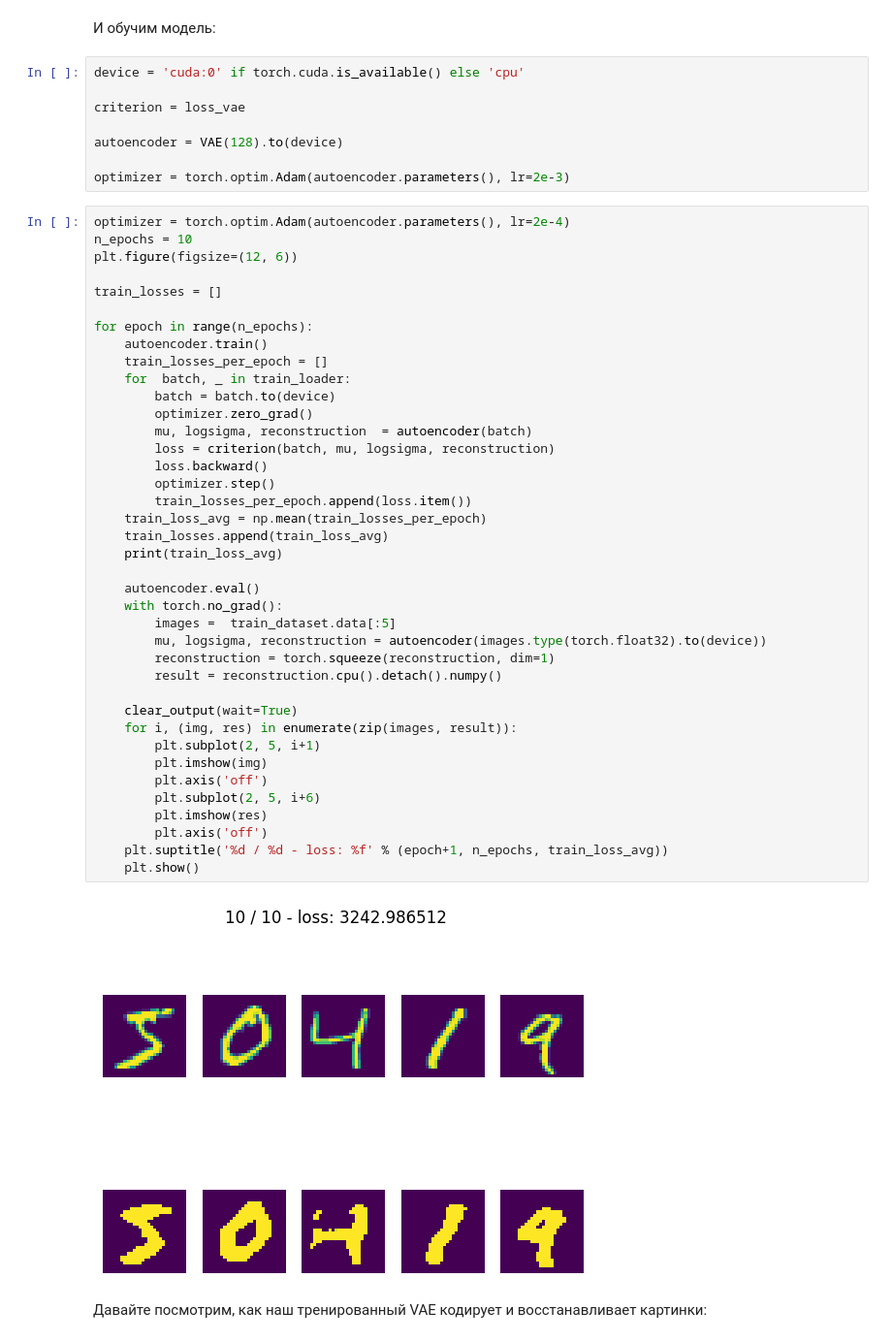
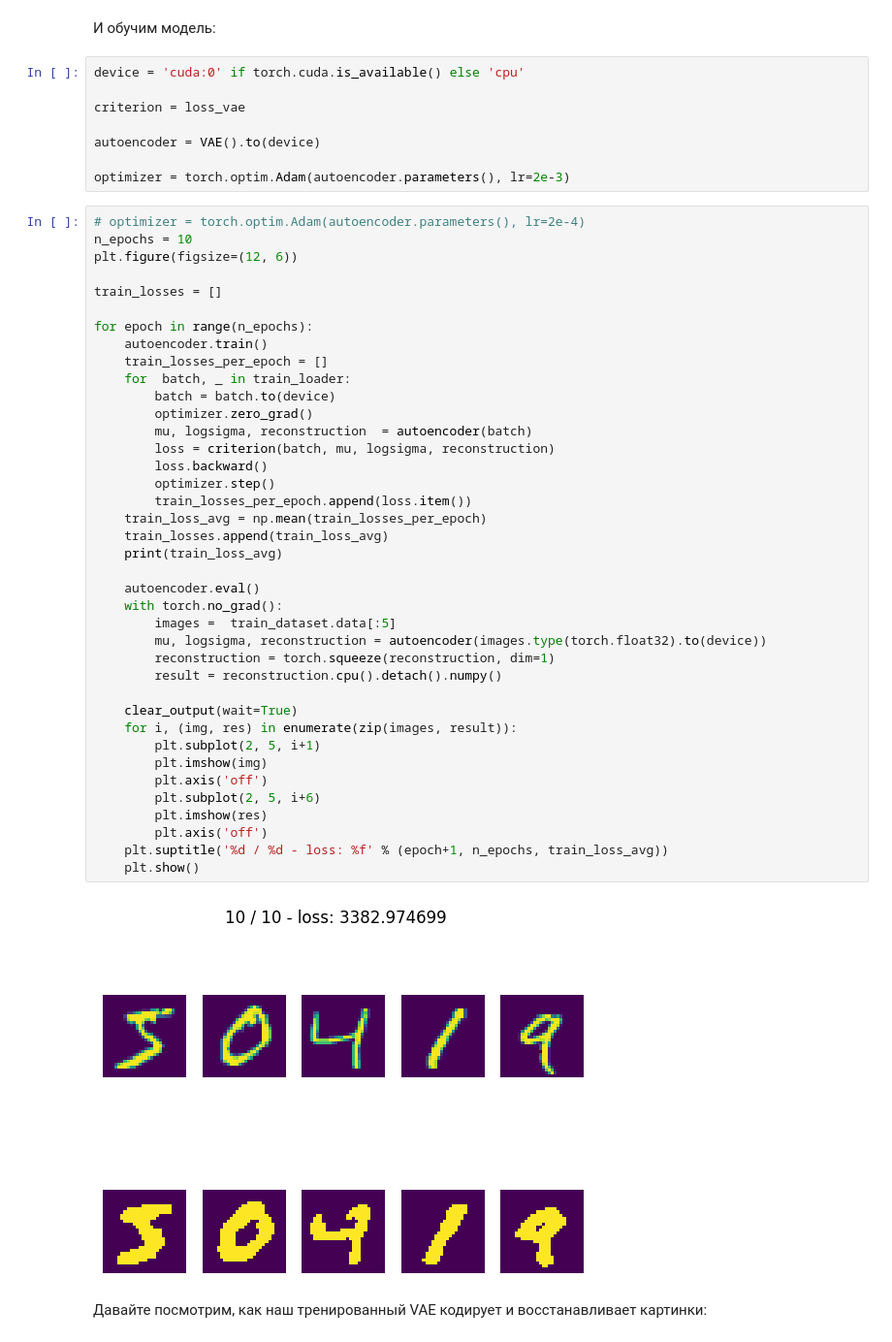
Before and after one commit to starkhv70/dl_course_2023, a Jupyter notebook: 18-homework-vae/autoencoders.ipynb, the cells around one changed output. Shown at 97% size. Cells and saved outputs as stored; diff of their text form.

```diff
--- a/18-homework-vae/autoencoders.ipynb
+++ b/18-homework-vae/autoencoders.ipynb
@@ -434,11 +434,11 @@ device = 'cuda:0' if torch.cuda.is_available() else 'cpu'
 
 criterion = loss_vae
 
-autoencoder = VAE(128).to(device)
+autoencoder = VAE().to(device)
 
 optimizer = torch.optim.Adam(autoencoder.parameters(), lr=2e-3)
 # %%
-optimizer = torch.optim.Adam(autoencoder.parameters(), lr=2e-4)
+# optimizer = torch.optim.Adam(autoencoder.parameters(), lr=2e-4)
 n_epochs = 10
 plt.figure(figsize=(12, 6))
 
@@ -450,34 +450,34 @@ for epoch in range(n_epochs):
     for  batch, _ in train_loader:
         batch = batch.to(device)
         optimizer.zero_grad()
         mu, logsigma, reconstruction  = autoencoder(batch)
         loss = criterion(batch, mu, logsigma, reconstruction)
         loss.backward()
         optimizer.step()
         train_losses_per_epoch.append(loss.item())
     train_loss_avg = np.mean(train_losses_per_epoch)
     train_losses.append(train_loss_avg)
     print(train_loss_avg)
 
     autoencoder.eval()
     with torch.no_grad():
         images =  train_dataset.data[:5]
         mu, logsigma, reconstruction = autoencoder(images.type(torch.float32).to(device))
         reconstruction = torch.squeeze(reconstruction, dim=1)
         result = reconstruction.cpu().detach().numpy()
 
     clear_output(wait=True)
     for i, (img, res) in enumerate(zip(images, result)):
         plt.subplot(2, 5, i+1)
         plt.imshow(img)
         plt.axis('off')
         plt.subplot(2, 5, i+6)
         plt.imshow(res)
         plt.axis('off')
     plt.suptitle('%d / %d - loss: %f' % (epoch+1, n_epochs, train_loss_avg))
     plt.show()
 # %% [output]
-[figure, old version]
+[figure, new version]
 # %% [markdown]
 Давайте посмотрим, как наш тренированный VAE кодирует и восстанавливает картинки:
 # %%
```
Also changed, not shown: parts of 1 cell of this notebook, 3 other files.
